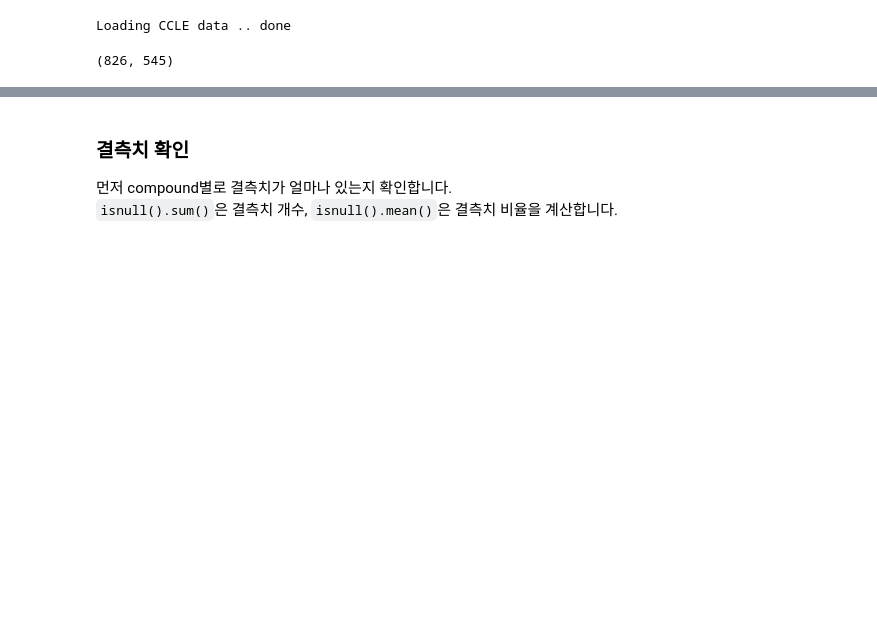
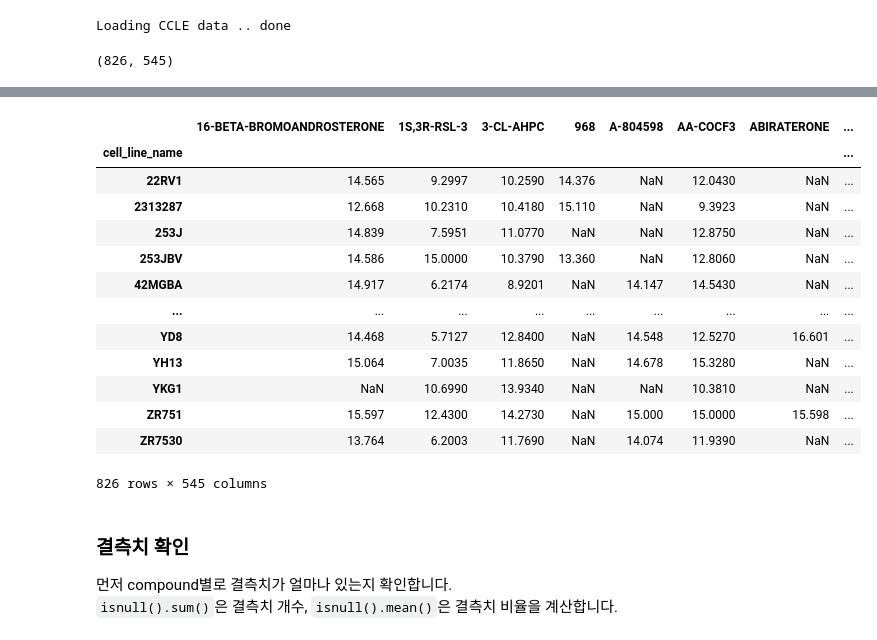
Before and after one commit to hjk9655/health-checkup-analysis, a Jupyter notebook: Notebooks/bio_bigdata_workshop_1B_stats_dimred_clustering_imputation_practice.ipynb, the cells around one changed output, grey strips where cells are left out. Drawn from its saved outputs; the diff is of its cells as text; code cells hidden in the pictures; blank space fills up the shorter version.

```diff
--- a/Notebooks/bio_bigdata_workshop_1B_stats_dimred_clustering_imputation_practice.ipynb
+++ b/Notebooks/bio_bigdata_workshop_1B_stats_dimred_clustering_imputation_practice.ipynb
@@ -761,3 +782,20 @@ Loading CCLE data .. done
+# %%
+df_auc
+# %% [output]
+|  | 16-BETA-BROMOANDROSTERONE | 1S,3R-RSL-3 | 3-CL-AHPC | 968 | A-804598 | AA-COCF3 | ABIRATERONE | ... |
+| cell_line_name |  |  |  |  |  |  |  | ... |
+| 22RV1 | 14.565 | 9.2997 | 10.2590 | 14.376 | NaN | 12.0430 | NaN | ... |
+| 2313287 | 12.668 | 10.2310 | 10.4180 | 15.110 | NaN | 9.3923 | NaN | ... |
+| 253J | 14.839 | 7.5951 | 11.0770 | NaN | NaN | 12.8750 | NaN | ... |
+| 253JBV | 14.586 | 15.0000 | 10.3790 | 13.360 | NaN | 12.8060 | NaN | ... |
+| 42MGBA | 14.917 | 6.2174 | 8.9201 | NaN | 14.147 | 14.5430 | NaN | ... |
+| ... | ... | ... | ... | ... | ... | ... | ... | ... |
+| YD8 | 14.468 | 5.7127 | 12.8400 | NaN | 14.548 | 12.5270 | 16.601 | ... |
+| YH13 | 15.064 | 7.0035 | 11.8650 | NaN | 14.678 | 15.3280 | NaN | ... |
+| YKG1 | NaN | 10.6990 | 13.9340 | NaN | NaN | 10.3810 | NaN | ... |
+| ZR751 | 15.597 | 12.4300 | 14.2730 | NaN | 15.000 | 15.0000 | 15.598 | ... |
+| ZR7530 | 13.764 | 6.2003 | 11.7690 | NaN | 14.074 | 11.9390 | NaN | ... |
+826 rows × 545 columns
 # %% [markdown]
 ### 결측치 확인
 
```
Also changed, not shown: parts of 12 cells of this notebook.
